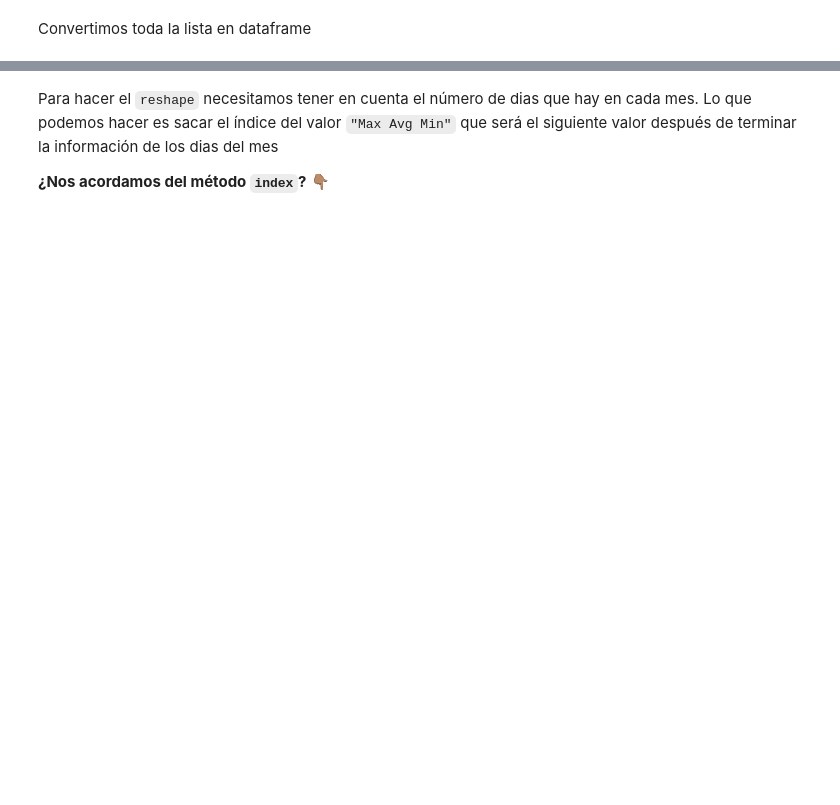
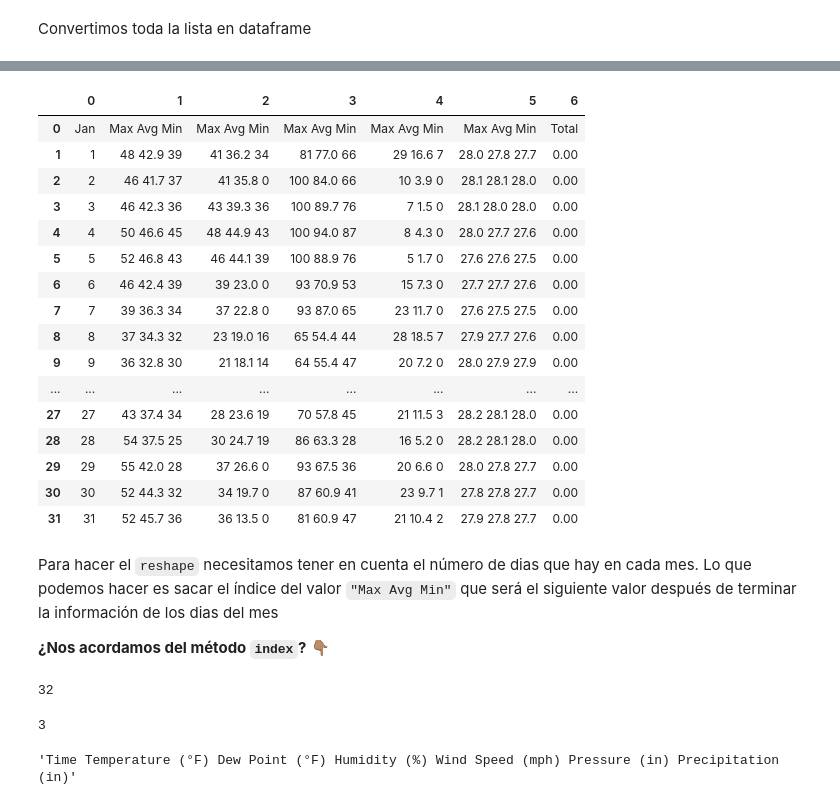
Before and after one commit to Ironhack-Data-Madrid-PartTime-May22/apuntes_clases, a Jupyter notebook: semana-08/8.5-Selenium.ipynb, the cells around one changed output, grey strips where cells are left out. Drawn from its saved outputs; the diff is of its cells as text; code cells hidden in the pictures; blank space fills up the shorter version.

```diff
--- a/semana-08/8.5-Selenium.ipynb
+++ b/semana-08/8.5-Selenium.ipynb
@@ -142,5 +143,21 @@ url_list[:3]
 # %%
 # sacamos la tabla para cada una de las url de arriba
 # limitaremos la extraccion a las 3 primeras url para no tener que esperar mucho tiempo
+driver = webdriver.Chrome()
+result_lis = []
+
+for i in url_list[:3]:
+    driver.get(i)
+    try:
+        driver.implicitly_wait(5)
+        driver.find_element("css selector","#truste-consent-button").click()
+        sleep(2)
+        resultado = driver.find_element('css selector','#inner-content > div.region-content-main > div.row > div:nth-child(5) > div:nth-child(1) > div > lib-city-history-observation > div > div.observation-table.ng-star-inserted').text
+        result_lis.append(resultado)
+    except:
+        sleep(2)
+        resultado = driver.find_element('css selector','#inner-content > div.region-content-main > div.row > div:nth-child(5) > div:nth-child(1) > div > lib-city-history-observation > div > div.observation-table.ng-star-inserted').text
+        result_lis.append(resultado)
+driver.quit()
 # %%
 # cada uno de los elementos de nuestra lista será una tabla
@@ -147,2 +169,5 @@ url_list[:3]
 # %% [markdown]
 Convertimos toda la lista en dataframe
+# %%
+df = pd.DataFrame(result_lis)
+df
@@ -149,4 +183,5 @@ Convertimos toda la lista en dataframe
 # %%
 # sacamos la primera fila para ver como tenemos la info en cada fila.
+x = df.iloc[0][0].split('\n')
 # %%
 # qué es x?
@@ -153,2 +215,4 @@ Convertimos toda la lista en dataframe
 # %%
 # Transformamos x en un array de numpy para poder trabajar con el.
+array_ = np.array(x[1:])
+array_
@@ -161,10 +276,40 @@ Convertimos toda la lista en dataframe
 # %%
 # transponemos el array para que tenga la forma de la tabla que queremos.
+pd.DataFrame(array_.reshape(7,32)).T
+# %% [output]
+|  | 0 | 1 | 2 | 3 | 4 | 5 | 6 |
+| 0 | Jan | Max Avg Min | Max Avg Min | Max Avg Min | Max Avg Min | Max Avg Min | Total |
+| 1 | 1 | 48 42.9 39 | 41 36.2 34 | 81 77.0 66 | 29 16.6 7 | 28.0 27.8 27.7 | 0.00 |
+| 2 | 2 | 46 41.7 37 | 41 35.8 0 | 100 84.0 66 | 10 3.9 0 | 28.1 28.1 28.0 | 0.00 |
+| 3 | 3 | 46 42.3 36 | 43 39.3 36 | 100 89.7 76 | 7 1.5 0 | 28.1 28.0 28.0 | 0.00 |
+| 4 | 4 | 50 46.6 45 | 48 44.9 43 | 100 94.0 87 | 8 4.3 0 | 28.0 27.7 27.6 | 0.00 |
+| 5 | 5 | 52 46.8 43 | 46 44.1 39 | 100 88.9 76 | 5 1.7 0 | 27.6 27.6 27.5 | 0.00 |
+| 6 | 6 | 46 42.4 39 | 39 23.0 0 | 93 70.9 53 | 15 7.3 0 | 27.7 27.7 27.6 | 0.00 |
+| 7 | 7 | 39 36.3 34 | 37 22.8 0 | 93 87.0 65 | 23 11.7 0 | 27.6 27.5 27.5 | 0.00 |
+| 8 | 8 | 37 34.3 32 | 23 19.0 16 | 65 54.4 44 | 28 18.5 7 | 27.9 27.7 27.6 | 0.00 |
+| 9 | 9 | 36 32.8 30 | 21 18.1 14 | 64 55.4 47 | 20 7.2 0 | 28.0 27.9 27.9 | 0.00 |
+| ... | ... | ... | ... | ... | ... | ... | ... |
+| 27 | 27 | 43 37.4 34 | 28 23.6 19 | 70 57.8 45 | 21 11.5 3 | 28.2 28.1 28.0 | 0.00 |
+| 28 | 28 | 54 37.5 25 | 30 24.7 19 | 86 63.3 28 | 16 5.2 0 | 28.2 28.1 28.0 | 0.00 |
+| 29 | 29 | 55 42.0 28 | 37 26.6 0 | 93 67.5 36 | 20 6.6 0 | 28.0 27.8 27.7 | 0.00 |
+| 30 | 30 | 52 44.3 32 | 34 19.7 0 | 87 60.9 41 | 23 9.7 1 | 27.8 27.8 27.7 | 0.00 |
+| 31 | 31 | 52 45.7 36 | 36 13.5 0 | 81 60.9 47 | 21 10.4 2 | 27.9 27.8 27.7 | 0.00 |
 # %% [markdown]
 Para hacer el `reshape` necesitamos tener en cuenta el número de dias que hay en cada mes. Lo que podemos hacer es sacar el índice del valor `"Max Avg Min"` que será el siguiente valor después de terminar la información de los dias del mes
 
 **¿Nos acordamos del método `index`?** 👇🏽
 # %%
 # nos devuelve la posición en nuestro dataframe.
+x[1:].index("Max Avg Min")
+# %% [output]
+32
+# %%
+len(df)
+# %% [output]
+3
+# %%
+x[0]
+# %% [output]
+'Time Temperature (°F) Dew Point (°F) Humidity (%) Wind Speed (mph) Pressure (in) Precipitation (in)'
 # %%
 # hacemos un dataframe gordote
```
Also changed, not shown: parts of 20 cells of this notebook.
